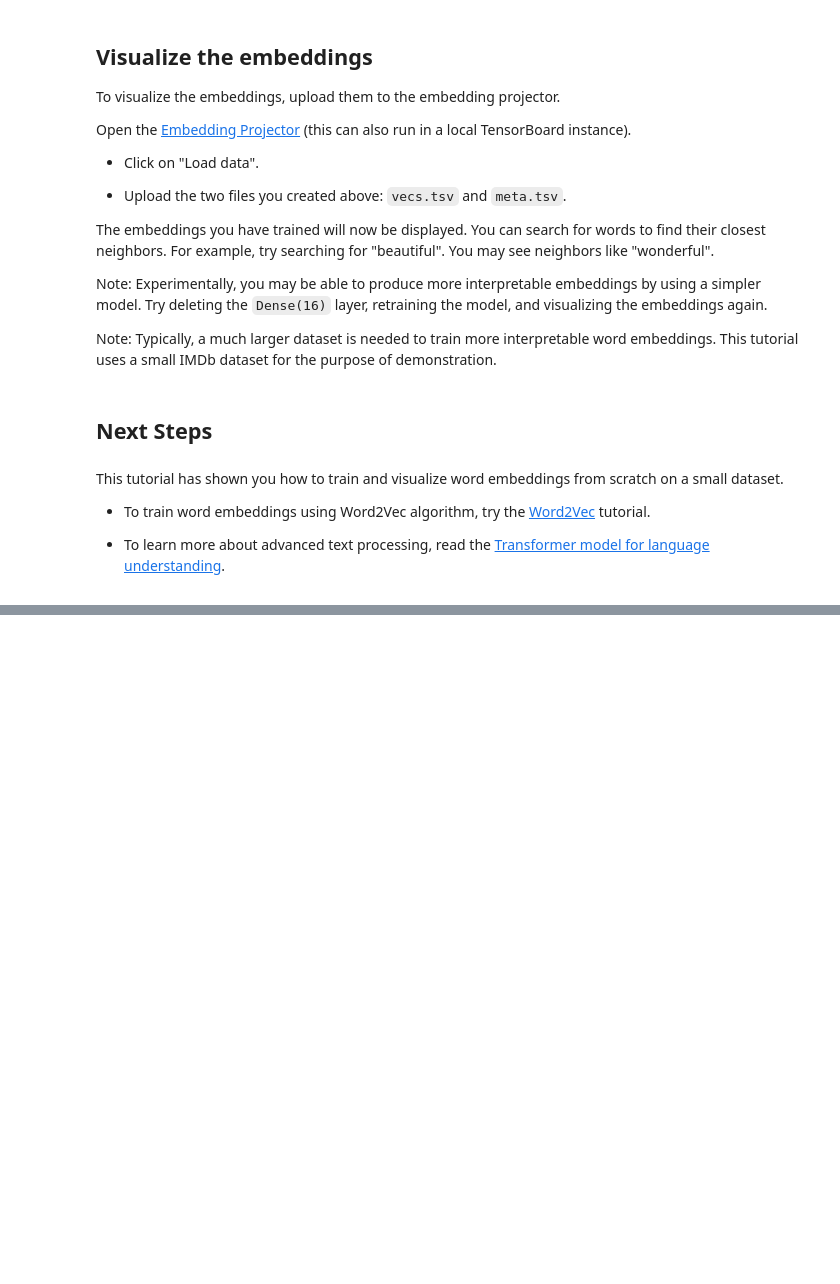
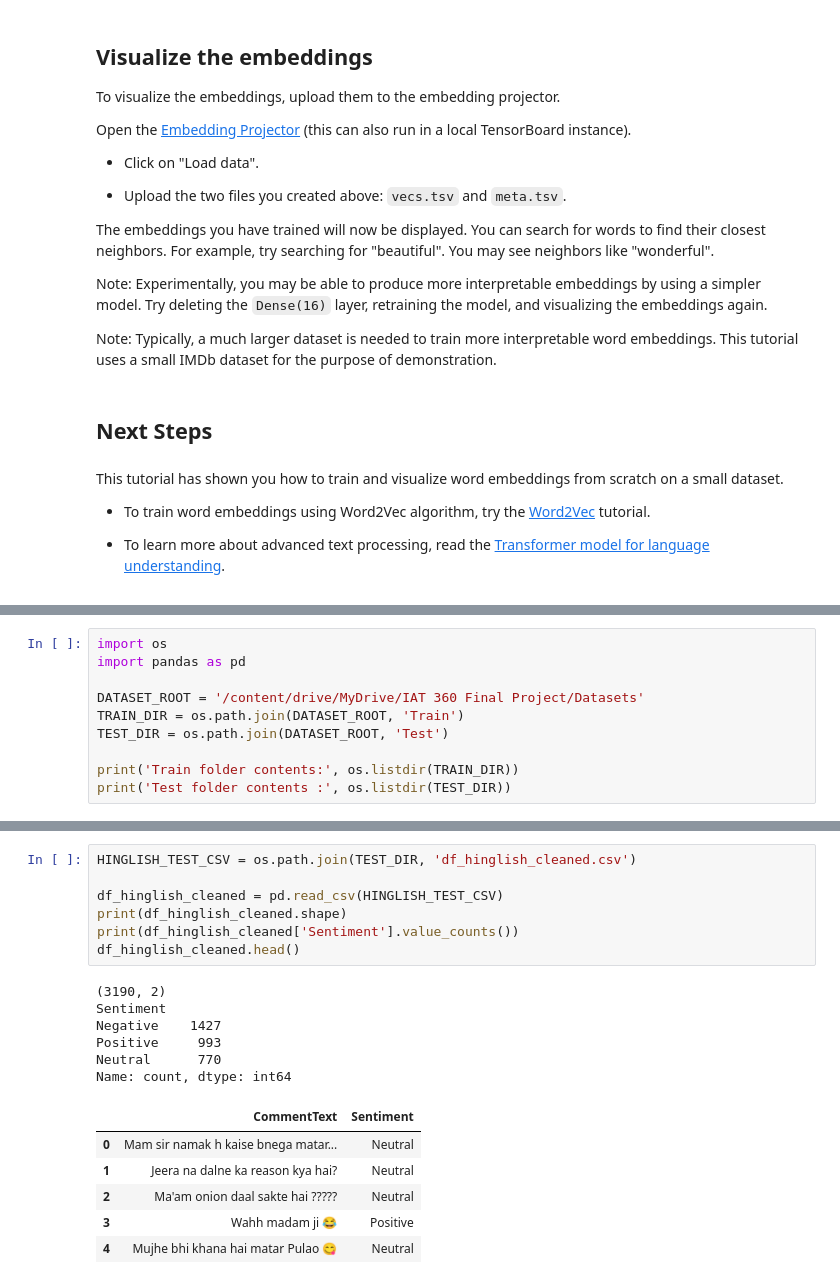
Before and after one commit to las21-sfu/NLP-Week1-Text-Classification, a Jupyter notebook: Word_embeddings.ipynb, the cells around one changed output, grey strips where cells are left out. Cells and saved outputs as stored; diff of their text form; blank space fills up the shorter version.

Commit message:
Working towards train/test

```diff
--- a/Word_embeddings.ipynb
+++ b/Word_embeddings.ipynb
@@ -369,0 +385,10 @@ This tutorial has shown you how to train and visualize word embeddings from scra
+# %%
+import os
+import pandas as pd
+
+DATASET_ROOT = '/content/drive/MyDrive/IAT 360 Final Project/Datasets'
+TRAIN_DIR = os.path.join(DATASET_ROOT, 'Train')
+TEST_DIR = os.path.join(DATASET_ROOT, 'Test')
+
+print('Train folder contents:', os.listdir(TRAIN_DIR))
+print('Test folder contents :', os.listdir(TEST_DIR))
@@ -369,0 +482,20 @@ This tutorial has shown you how to train and visualize word embeddings from scra
+# %%
+HINGLISH_TEST_CSV = os.path.join(TEST_DIR, 'df_hinglish_cleaned.csv')
+
+df_hinglish_cleaned = pd.read_csv(HINGLISH_TEST_CSV)
+print(df_hinglish_cleaned.shape)
+print(df_hinglish_cleaned['Sentiment'].value_counts())
+df_hinglish_cleaned.head()
+# %% [output]
+(3190, 2)
+Sentiment
+Negative    1427
+Positive     993
+Neutral      770
+Name: count, dtype: int64
+|  | CommentText | Sentiment |
+| 0 | Mam sir namak h kaise bnega matar... | Neutral |
+| 1 | Jeera na dalne ka reason kya hai? | Neutral |
+| 2 | Ma'am onion daal sakte hai ????? | Neutral |
+| 3 | Wahh madam ji 😂 | Positive |
+| 4 | Mujhe bhi khana hai matar Pulao 😋 | Neutral |
```
Also changed, not shown: parts of 13 cells of this notebook.
